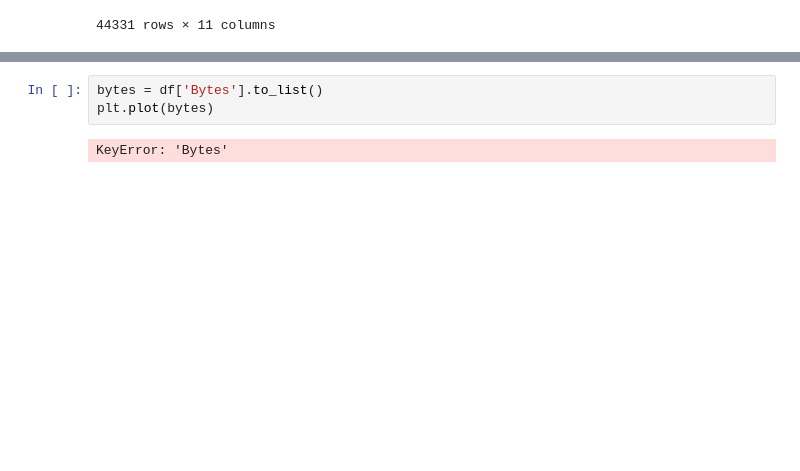
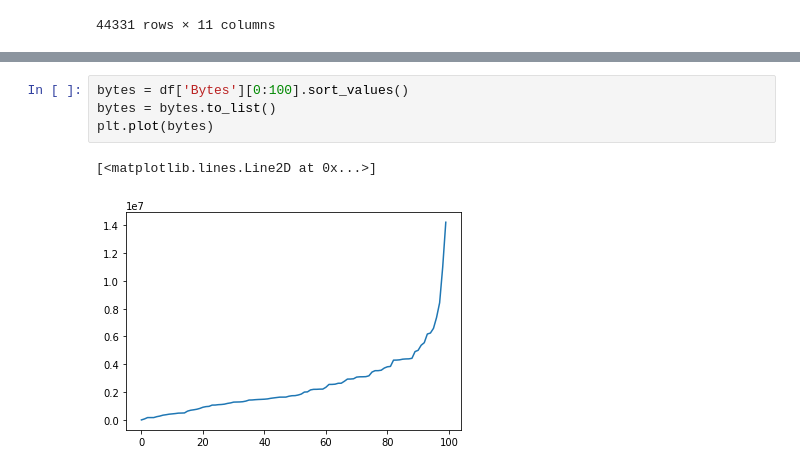
Before and after one commit to ivanivanov10101/bachelor-project, a Jupyter notebook: charts.ipynb, the cells around one changed output, grey strips where cells are left out. Cells and saved outputs as stored; diff of their text form; blank space fills up the shorter version.

```diff
--- a/charts.ipynb
+++ b/charts.ipynb
@@ -60,5 +59,7 @@ plt.show()
 # %%
-bytes = df['Bytes'].to_list()
+bytes = df['Bytes'][0:100].sort_values()
+bytes = bytes.to_list()
 plt.plot(bytes)
 # %% [output]
-KeyError: 'Bytes'
+[<matplotlib.lines.Line2D at 0x...>]
+[figure, added]
```
Also changed, not shown: parts of 27 cells of this notebook, 1 other file.
